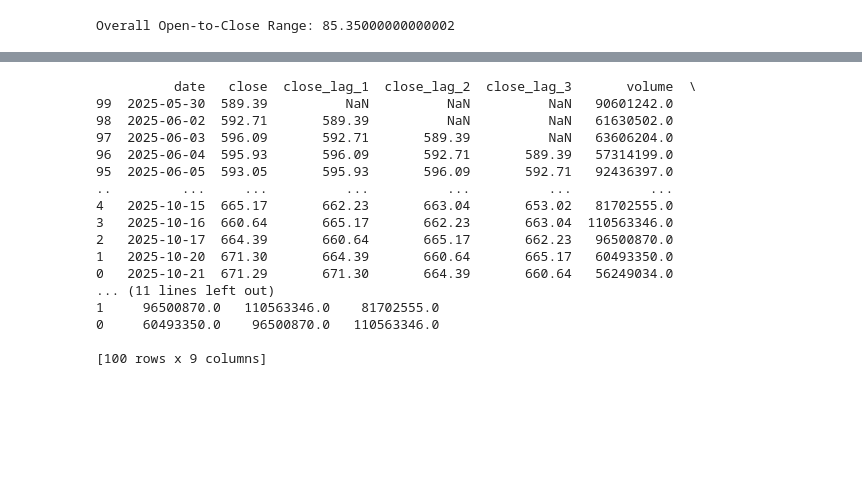
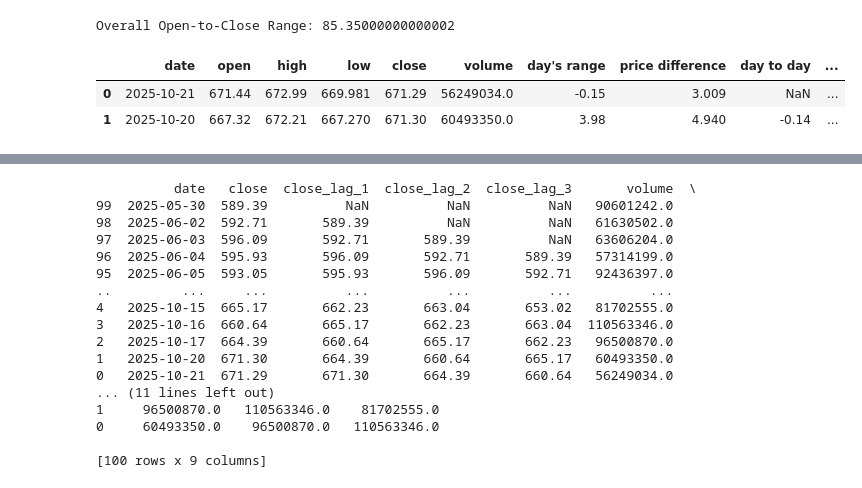
Before and after one commit to leximelvi/Stock_Market, a Jupyter notebook: Stocks.ipynb, the cells around one changed output, grey strips where cells are left out. Cells and saved outputs as stored; diff of their text form; code cells hidden in the pictures; blank space fills up the shorter version.

```diff
--- a/Stocks.ipynb
+++ b/Stocks.ipynb
@@ -80,6 +80,12 @@ overall_range = df['close'].max() - df['open'].min()
 print("Overall Open-to-Close Range:", overall_range)
 # %% [output]
 Overall Open-to-Close Range: 85.35000000000002
+# %%
+df.head(2)
+# %% [output]
+|  | date | open | high | low | close | volume | day's range | price difference | day to day | ... |
+| 0 | 2025-10-21 | 671.44 | 672.99 | 669.981 | 671.29 | 56249034.0 | -0.15 | 3.009 | NaN | ... |
+| 1 | 2025-10-20 | 667.32 | 672.21 | 667.270 | 671.30 | 60493350.0 | 3.98 | 4.940 | -0.14 | ... |
 # %%
 # Sort by date just in case
 df = df.sort_values('date')
```
